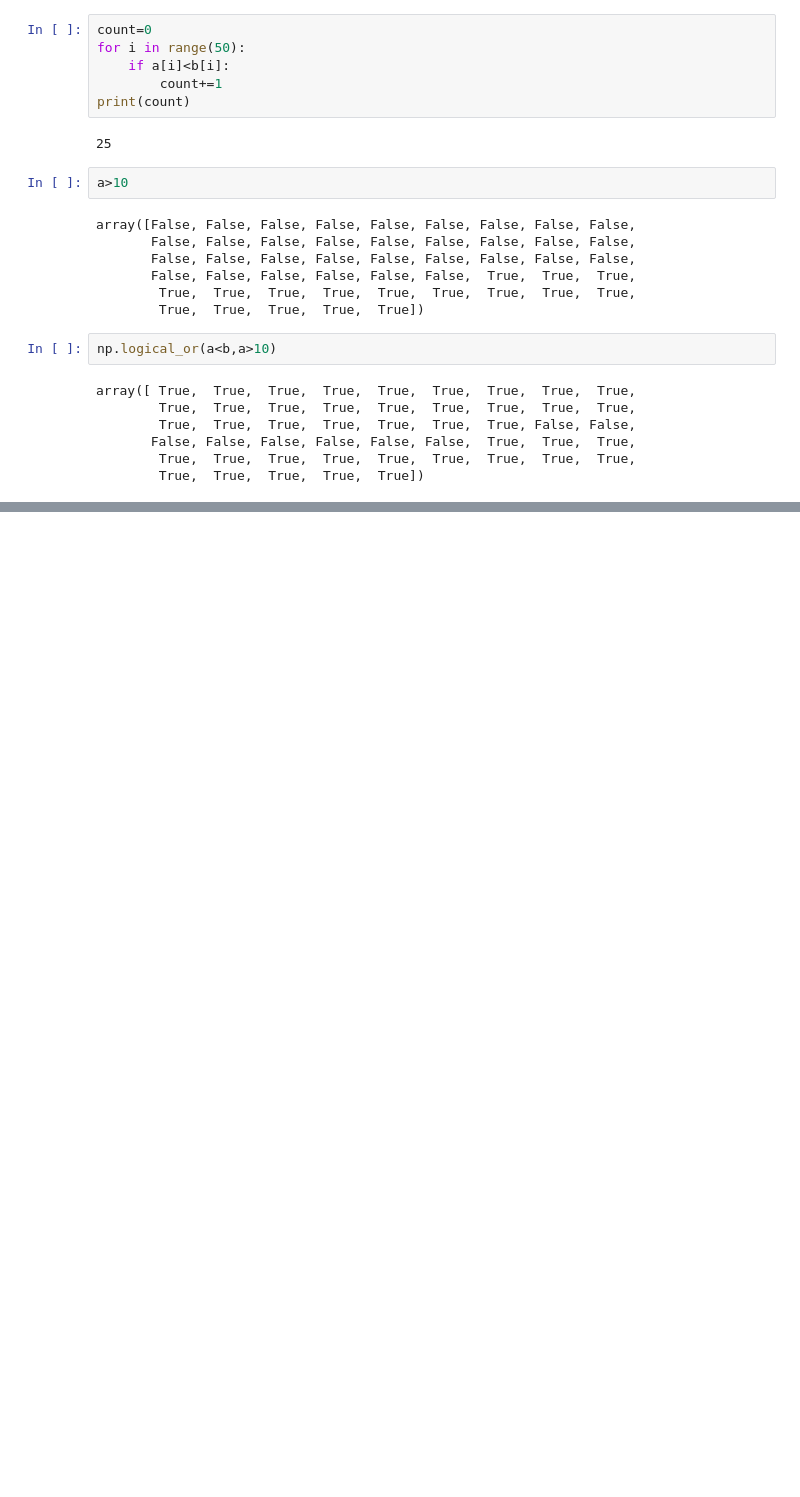
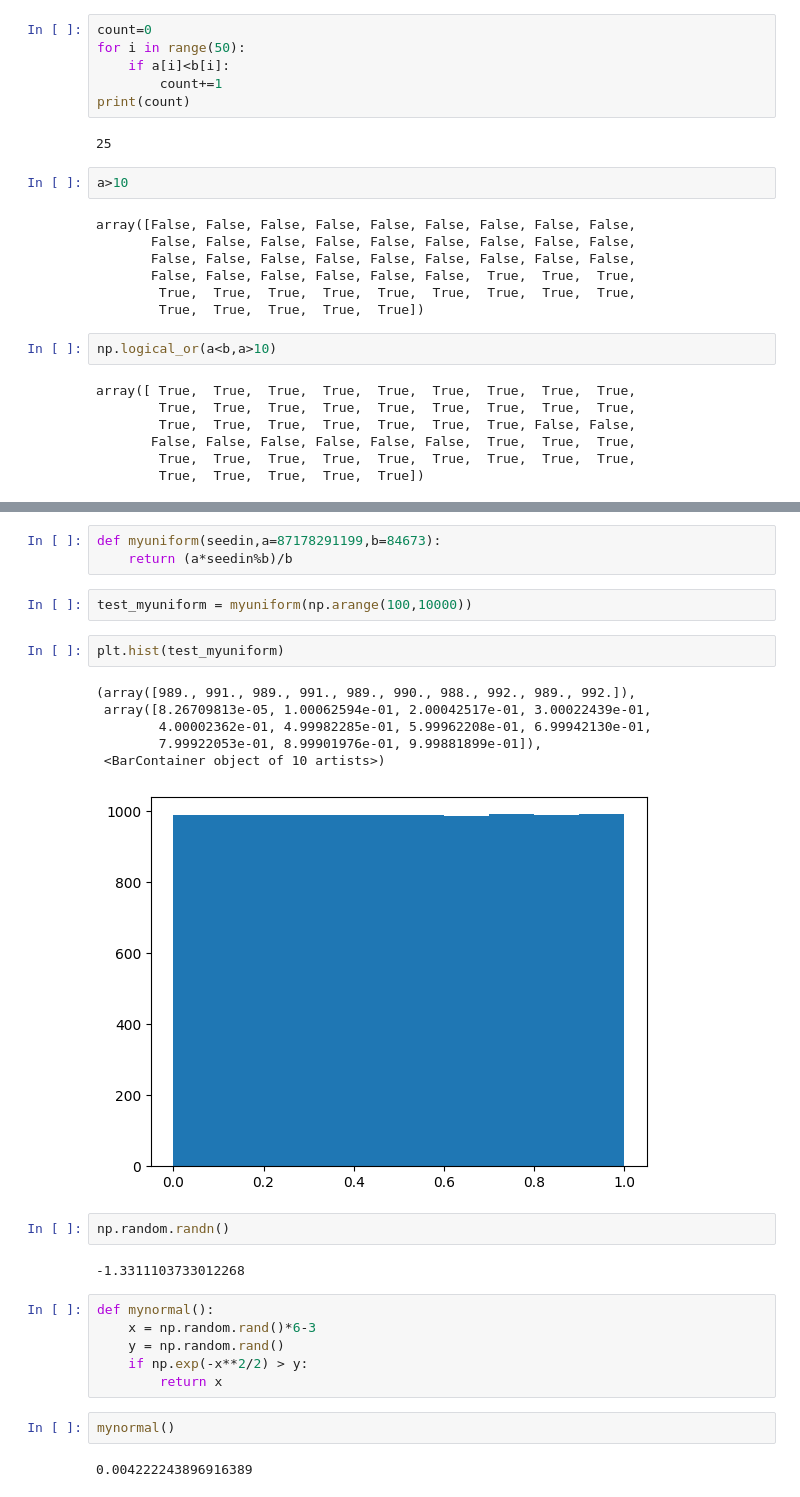
Before and after one commit to parkergeorge30/Phys41, a Jupyter notebook: Phys41-Notes.ipynb, the cells around one changed output, grey strips where cells are left out. Cells and saved outputs as stored; diff of their text form; blank space fills up the shorter version.

```diff
--- a/Phys41-Notes.ipynb
+++ b/Phys41-Notes.ipynb
@@ -536,0 +589,28 @@ array([ True,  True,  True,  True,  True,  True,  True,  True,  True,
+# %%
+def myuniform(seedin,a=87178291199,b=84673):
+    return (a*seedin%b)/b
+# %%
+test_myuniform = myuniform(np.arange(100,10000))
+# %%
+plt.hist(test_myuniform)
+# %% [output]
+(array([989., 991., 989., 991., 989., 990., 988., 992., 989., 992.]),
+ array([8.26709813e-05, 1.00062594e-01, 2.00042517e-01, 3.00022439e-01,
+        4.00002362e-01, 4.99982285e-01, 5.99962208e-01, 6.99942130e-01,
+        7.99922053e-01, 8.99901976e-01, 9.99881899e-01]),
+ <BarContainer object of 10 artists>)
+[figure, added]
+# %%
+np.random.randn()
+# %% [output]
+-1.3311103733012268
+# %%
+def mynormal():
+    x = np.random.rand()*6-3
+    y = np.random.rand()
+    if np.exp(-x**2/2) > y:
+        return x
+# %%
+mynormal()
+# %% [output]
+0.004222243896916389
```
Also changed, not shown: parts of 20 cells of this notebook.
